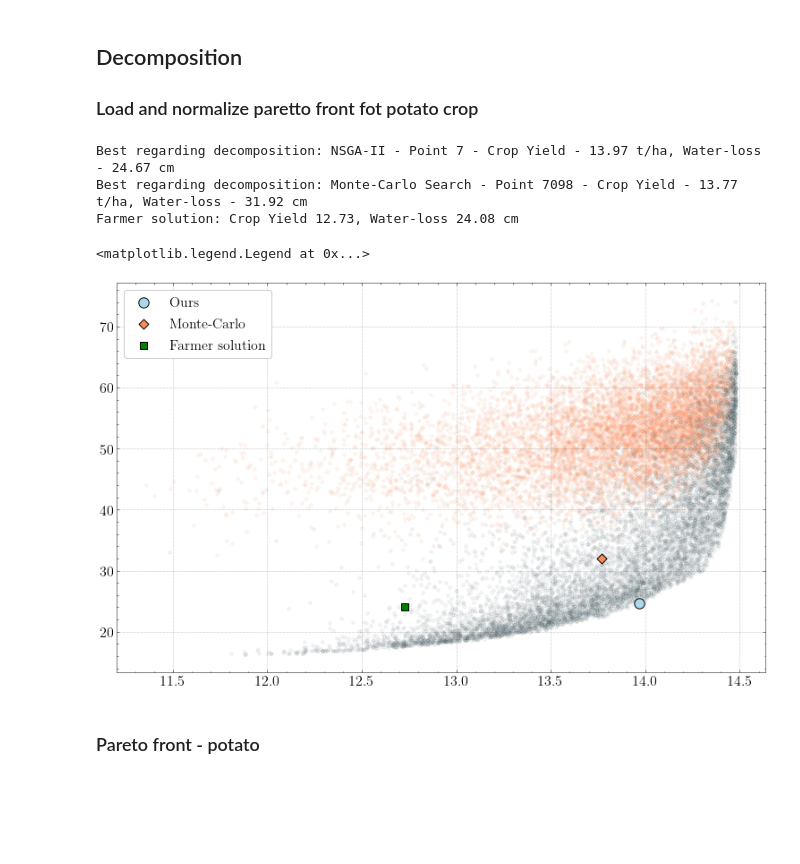
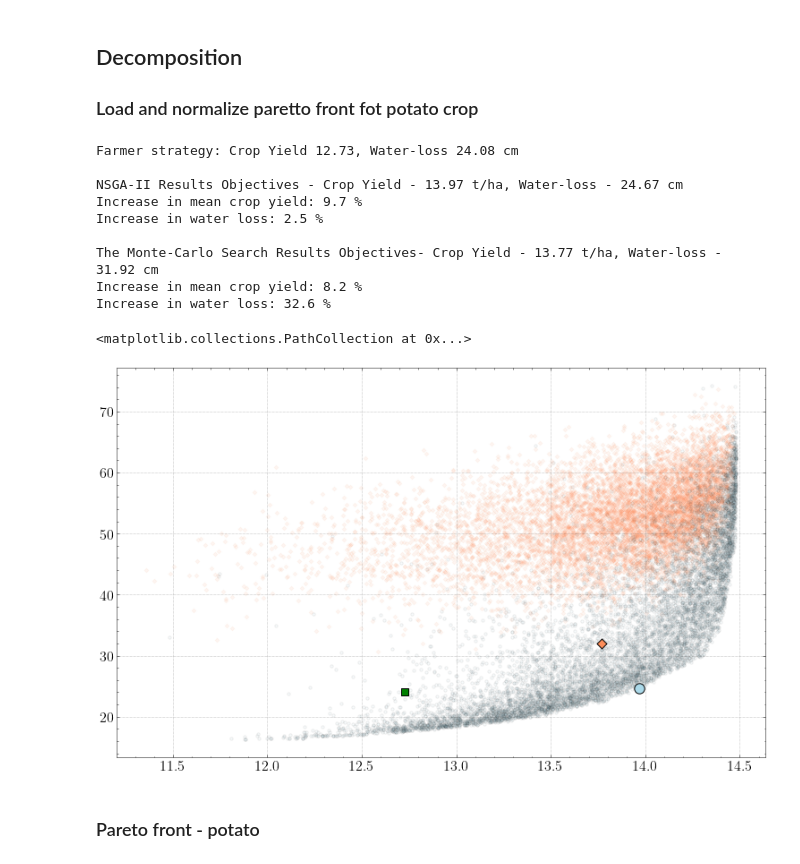
Before and after one commit to EDSEL-skoltech/multi_objective_irrigation, a Jupyter notebook: Plots_for_ICCS.ipynb, the cells around one changed output. Saved outputs shown, nothing was run; the diff lists cells and outputs as text; code cells hidden in the pictures; blank space fills up the shorter version.

```diff
--- a/Plots_for_ICCS.ipynb
+++ b/Plots_for_ICCS.ipynb
@@ -212,6 +213,10 @@ plt.style.use(['science', 'grid'])
 plt.rcParams.update({'font.size':16})
 # %%
 from pymoo.factory import get_problem, get_visualization, get_decomposition
+
+#Farmer strategy
+print(f"Farmer strategy: Crop Yield {df_potato['yield'].mean()/1000:.2f}, Water-loss {df_potato['loss'].mean():.2f} cm", '\n')
+
 
 #Load and normalize paretto front fot potato crop
 
@@ -227,7 +232,14 @@ normalized_potato_paretto_front[:, 0] = normalized_potato_paretto_front[:, 0] *
 decomp = get_decomposition("weighted-sum")
 I_paretto_potato = get_decomposition("weighted-sum").do(normalized_potato_paretto_front, weights).argmin()
 # print("Best regarding decomposition: Point %s - %s" % (I_paretto_potato, potato_paretto_front[I_paretto_potato]))
-print("Best regarding decomposition: NSGA-II - Point %s - Crop Yield - %.2f t/ha, Water-loss - %.2f cm" % (I_paretto_potato, potato_paretto_front[I_paretto_potato][0], potato_paretto_front[I_paretto_potato][1]))
+
+
+print("NSGA-II Results Objectives - Crop Yield - %.2f t/ha, Water-loss - %.2f cm" % ( potato_paretto_front[I_paretto_potato][0], potato_paretto_front[I_paretto_potato][1]))
+
+print('Increase in mean crop yield: %.1f' %((potato_paretto_front[I_paretto_potato][0]/(df_potato['yield'].mean()/1000)-1)*100),'%')
+print('Increase in water loss: %.1f' %((potato_paretto_front[I_paretto_potato][1]/df_potato['loss'].mean()-1)*100),'% \n')
+
+
 
 
 
@@ -252,42 +264,49 @@ normalized_potato_random_search[:,0]=(potato_random[:,0] - np.mean(potato_random
 normalized_potato_random_search[:,1]=(potato_random[:,1] - np.mean(potato_random[:,1]))/np.std(potato_random[:,1])
 
 normalized_potato_random_search[:,0] = normalized_potato_random_search[:,0] * -1
 
 
 decomp = get_decomposition("weighted-sum")
 I_random_potato = get_decomposition("weighted-sum").do(normalized_potato_random_search, weights).argmin()
-print("Best regarding decomposition: Monte-Carlo Search - Point %s - Crop Yield - %.2f t/ha, Water-loss - %.2f cm" % (I_random_potato, potato_random[I_random_potato][0], potato_random[I_random_potato][1]))
+print("The Monte-Carlo Search Results Objectives- Crop Yield - %.2f t/ha, Water-loss - %.2f cm" % ( potato_random[I_random_potato][0], potato_random[I_random_potato][1]))
+print('Increase in mean crop yield: %.1f' %((potato_random[I_random_potato][0]/(df_potato['yield'].mean()/1000)-1)*100),'%')
+print('Increase in water loss: %.1f' %((potato_random[I_random_potato][1]/df_potato['loss'].mean()-1)*100),'% \n')
 
 
-#farmer
 
-print(f"Farmer solution: Crop Yield {df_potato['yield'].mean()/1000:.2f}, Water-loss {df_potato['loss'].mean():.2f} cm ")
+
 
 
 #Plots
 
 plt.figure(figsize=(13,8))
 plt.scatter(potato_random[:,0], potato_random[:,1],facecolor=random_color_plot, s=10, alpha=0.07,marker='D' )
 
 
 plt.scatter( potato_crop_yield, potato_water_loss, edgecolors='black', facecolor=potato_color_plot, s=10, alpha=0.07)
 
 plt.scatter(potato_paretto_front[I_paretto_potato,0], potato_paretto_front[I_paretto_potato,1], edgecolors='black', facecolor=potato_color_plot, marker='o', s=130,  label = 'Ours')
 
 
 # Real farmer solution
 plt.scatter(potato_random[I_random_potato,0], potato_random[I_random_potato,1], edgecolors='black', facecolor=random_color_plot, marker='D', s=60, zorder=1, label='Monte-Carlo')
 plt.scatter(df_potato['yield'].mean()/1000, df_potato['loss'].mean(), edgecolors='black',s = 60, marker='s', facecolor = 'green', label='Farmer solution')
-plt.legend()
+# plt.legend()
 
 # plt.savefig('./plots_ICCS/Random_search_and_optimizer_potato.png', dpi=300)
 # plt.savefig('./plots_ICCS/Random_search_and_optimizer_potato.svg' )
 # %% [output]
-Best regarding decomposition: NSGA-II - Point 7 - Crop Yield - 13.97 t/ha, Water-loss - 24.67 cm
-Best regarding decomposition: Monte-Carlo Search - Point 7098 - Crop Yield - 13.77 t/ha, Water-loss - 31.92 cm
-Farmer solution: Crop Yield 12.73, Water-loss 24.08 cm
+Farmer strategy: Crop Yield 12.73, Water-loss 24.08 cm
+
+NSGA-II Results Objectives - Crop Yield - 13.97 t/ha, Water-loss - 24.67 cm
+Increase in mean crop yield: 9.7 %
+Increase in water loss: 2.5 %
+
+The Monte-Carlo Search Results Objectives- Crop Yield - 13.77 t/ha, Water-loss - 31.92 cm
+Increase in mean crop yield: 8.2 %
+Increase in water loss: 32.6 %
-<matplotlib.legend.Legend at 0x...>
+<matplotlib.collections.PathCollection at 0x...>
-[figure, old version]
+[figure, new version]
 # %% [markdown]
 ### Pareto front - potato
 # %%
```
Also changed, not shown: parts of 3 cells of this notebook, 9 other files.
